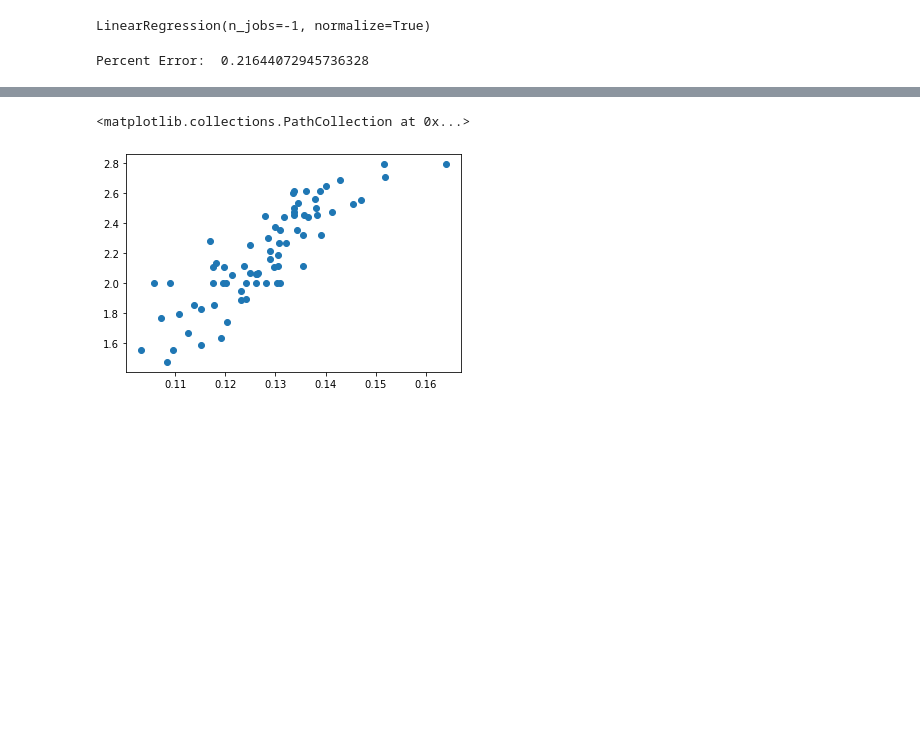
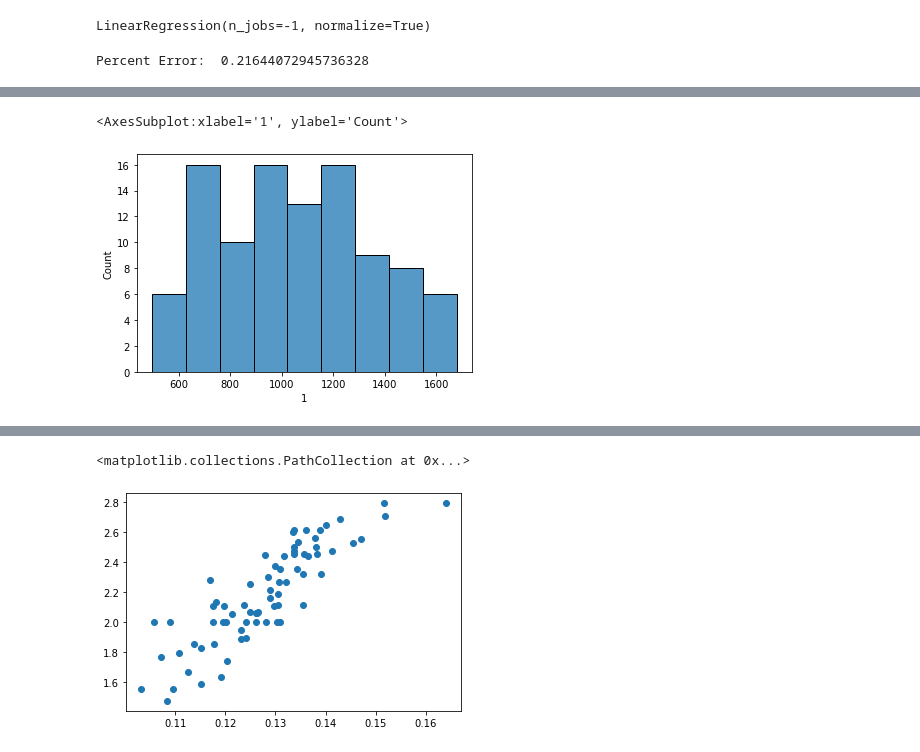
Before and after one commit to fraclad/MOAR-Drilling, a Jupyter notebook: notebooks/Irvin_EDA.ipynb, the cells around one changed output, grey strips where cells are left out. Cells and saved outputs as stored; diff of their text form; code cells hidden in the pictures; blank space fills up the shorter version.

```diff
--- a/notebooks/Irvin_EDA.ipynb
+++ b/notebooks/Irvin_EDA.ipynb
@@ -296,0 +307,5 @@ predictions["Prediction, MSTB"]
+# %%
+sns.histplot(predictions.iloc[1, :-2], bins=9)
+# %% [output]
+<AxesSubplot:xlabel='1', ylabel='Count'>
+[figure, added]
```
Also changed, not shown: parts of 13 cells of this notebook, 1 other file.
